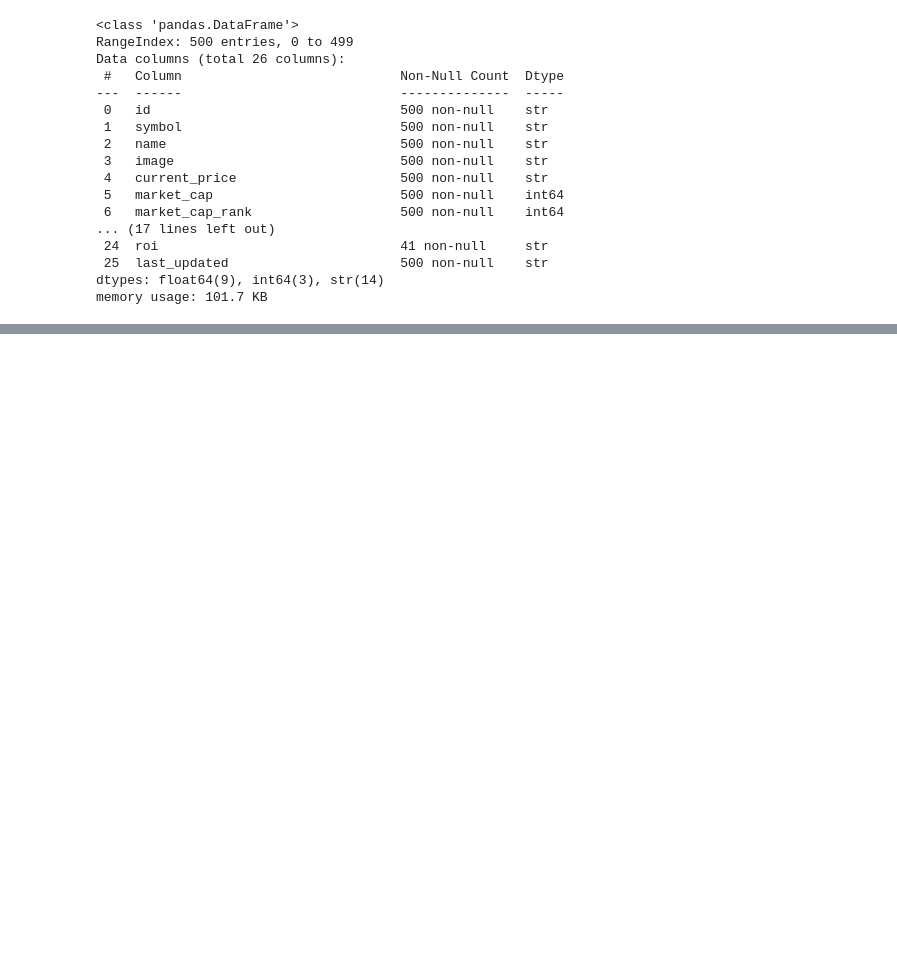
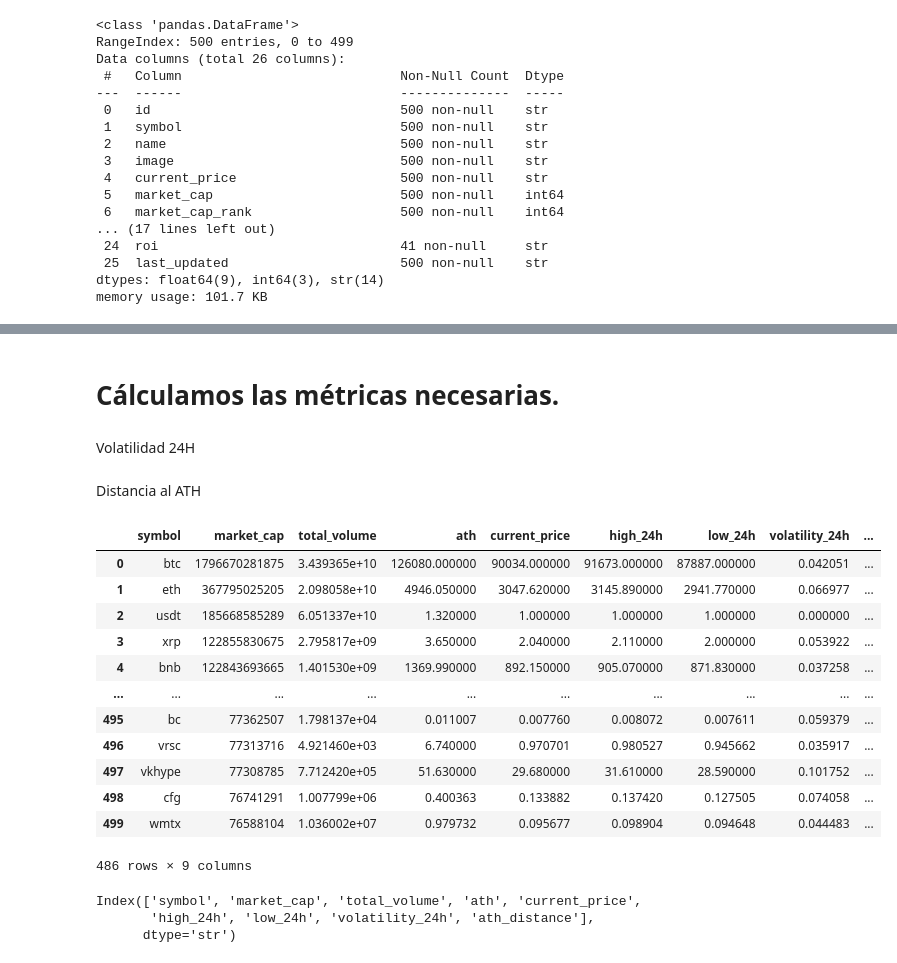
Before and after one commit to ramasa987/EDA_CRYPTO, a Jupyter notebook: CODIGO/NOTEBOOKS/EDA_MEMORIA_DESARROLLO.ipynb, the cells around one changed output, grey strips where cells are left out. Saved outputs shown, nothing was run; the diff lists cells and outputs as text; code cells hidden in the pictures; blank space fills up the shorter version.

```diff
--- a/CODIGO/NOTEBOOKS/EDA_MEMORIA_DESARROLLO.ipynb
+++ b/CODIGO/NOTEBOOKS/EDA_MEMORIA_DESARROLLO.ipynb
@@ -123,0 +98,41 @@ memory usage: 23.4+ KB
+# %%
+cols_numeric = ["market_cap", "total_volume","ath","current_price","high_24h","low_24h"]
+for col in cols_numeric:
+    metadata[col] = pd.to_numeric(metadata[col], errors="coerce")
+
+# Eliminar filas con datos faltantes en métricas clave
+metadata = metadata.dropna(subset=cols_numeric)
+# %% [markdown]
+# Cálculamos las métricas necesarias.
+# %% [markdown]
+Volatilidad 24H
+# %%
+#volatilidad 24H
+metadata["volatility_24h"] = (metadata["high_24h"] - metadata["low_24h"]) / metadata["current_price"]
+# %% [markdown]
+Distancia al ATH
+# %%
+#distancia al ATH
+metadata["ath_distance"] = (metadata["ath"] - metadata["current_price"]) / metadata["ath"]
+# %%
+metadata
+# %% [output]
+|  | symbol | market_cap | total_volume | ath | current_price | high_24h | low_24h | volatility_24h | ... |
+| 0 | btc | 1796670281875 | 3.439365e+10 | 126080.000000 | 90034.000000 | 91673.000000 | 87887.000000 | 0.042051 | ... |
+| 1 | eth | 367795025205 | 2.098058e+10 | 4946.050000 | 3047.620000 | 3145.890000 | 2941.770000 | 0.066977 | ... |
+| 2 | usdt | 185668585289 | 6.051337e+10 | 1.320000 | 1.000000 | 1.000000 | 1.000000 | 0.000000 | ... |
+| 3 | xrp | 122855830675 | 2.795817e+09 | 3.650000 | 2.040000 | 2.110000 | 2.000000 | 0.053922 | ... |
+| 4 | bnb | 122843693665 | 1.401530e+09 | 1369.990000 | 892.150000 | 905.070000 | 871.830000 | 0.037258 | ... |
+| ... | ... | ... | ... | ... | ... | ... | ... | ... | ... |
+| 495 | bc | 77362507 | 1.798137e+04 | 0.011007 | 0.007760 | 0.008072 | 0.007611 | 0.059379 | ... |
+| 496 | vrsc | 77313716 | 4.921460e+03 | 6.740000 | 0.970701 | 0.980527 | 0.945662 | 0.035917 | ... |
+| 497 | vkhype | 77308785 | 7.712420e+05 | 51.630000 | 29.680000 | 31.610000 | 28.590000 | 0.101752 | ... |
+| 498 | cfg | 76741291 | 1.007799e+06 | 0.400363 | 0.133882 | 0.137420 | 0.127505 | 0.074058 | ... |
+| 499 | wmtx | 76588104 | 1.036002e+07 | 0.979732 | 0.095677 | 0.098904 | 0.094648 | 0.044483 | ... |
+486 rows × 9 columns
+# %%
+metadata.columns
+# %% [output]
+Index(['symbol', 'market_cap', 'total_volume', 'ath', 'current_price',
+       'high_24h', 'low_24h', 'volatility_24h', 'ath_distance'],
+      dtype='str')
```
Also changed, not shown: parts of 28 cells of this notebook, 1 other file.
